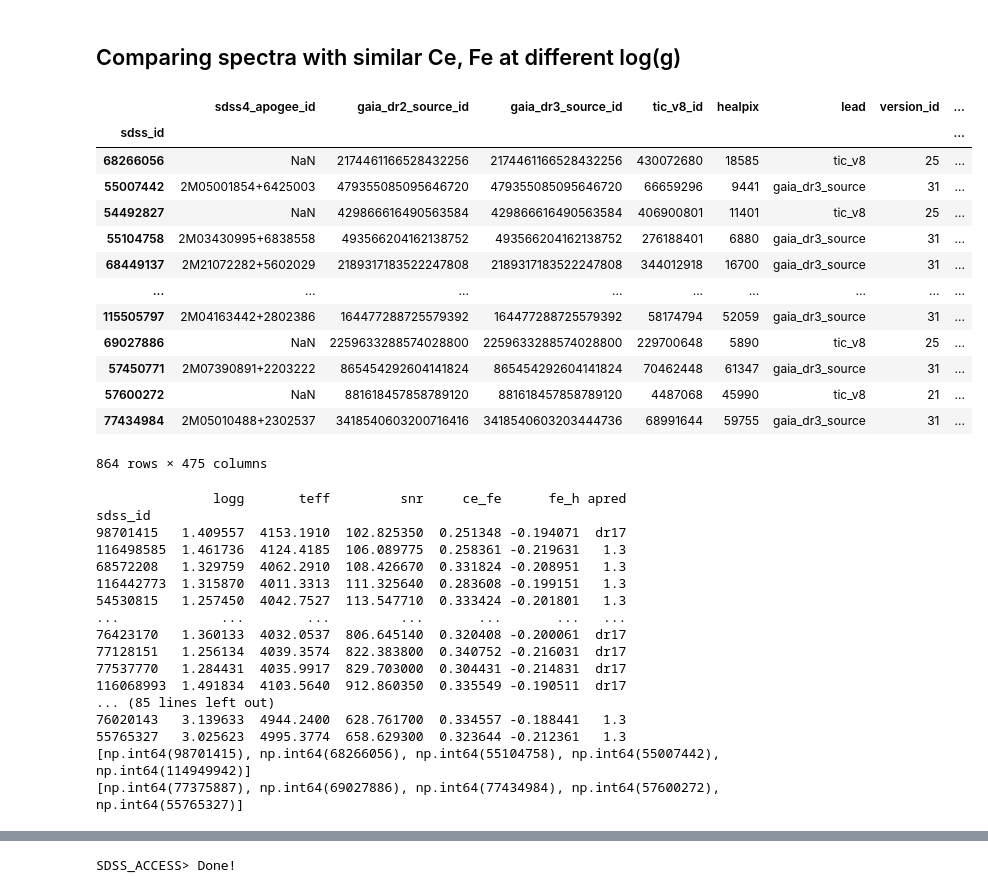
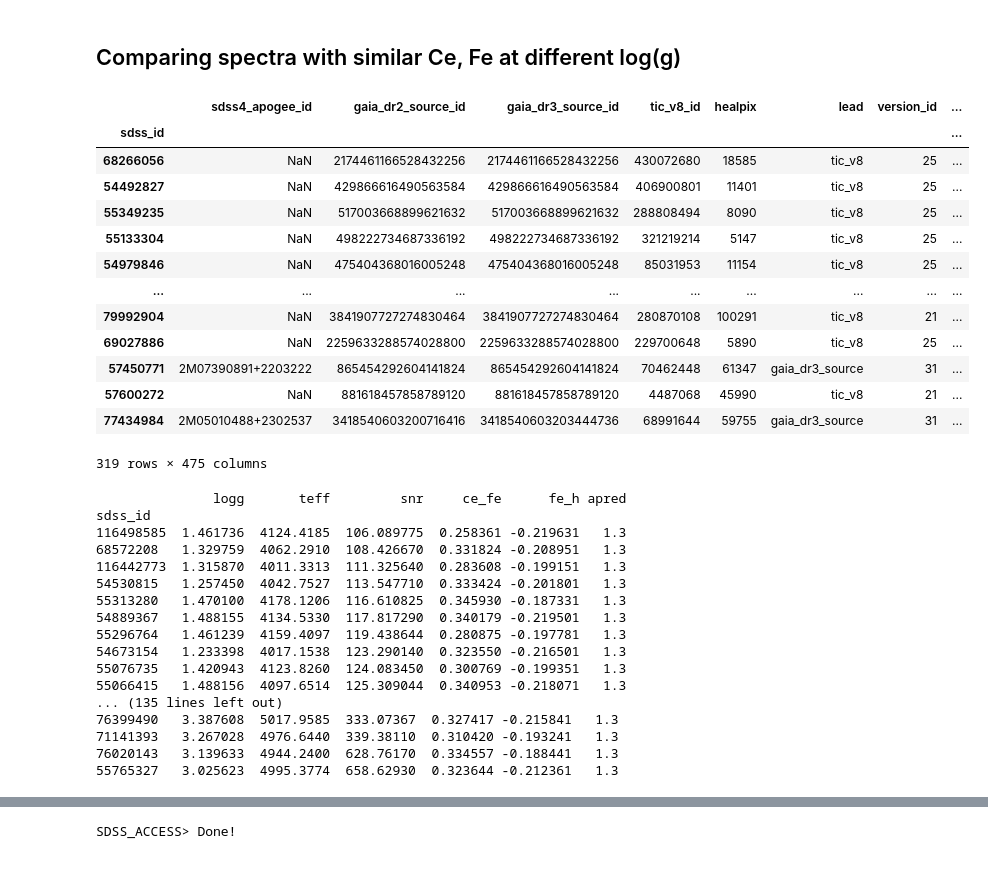
Before and after one commit to lodubay/chemical-clocks, a Jupyter notebook: src/scripts/spectrum_checks.ipynb, the cells around one changed output, grey strips where cells are left out. Drawn from its saved outputs; the diff is of its cells as text; code cells hidden in the pictures.

```diff
--- a/src/scripts/spectrum_checks.ipynb
+++ b/src/scripts/spectrum_checks.ipynb
@@ -295,29 +319,30 @@ NameError: name 'np' is not defined
 # %%
 solar_abund = mwm_sample[
     (mwm_sample['fe_h'] >= -0.22) &
     (mwm_sample['fe_h'] < -0.18) &
     (mwm_sample['mg_fe'] >= -0.05) &
     (mwm_sample['mg_fe'] < 0.05) &
     (mwm_sample['ce_fe'] >= 0.25) &
-    (mwm_sample['ce_fe'] < 0.35)
+    (mwm_sample['ce_fe'] < 0.35) &
+    (mwm_sample['apred'] == '1.3')
 ]
 solar_abund.sort_values('snr', inplace=True)
 solar_abund
 # %% [output]
 |  | sdss4_apogee_id | gaia_dr2_source_id | gaia_dr3_source_id | tic_v8_id | healpix | lead | version_id | ... |
 | sdss_id |  |  |  |  |  |  |  | ... |
 | 68266056 | NaN | 2174461166528432256 | 2174461166528432256 | 430072680 | 18585 | tic_v8 | 25 | ... |
-| 55007442 | 2M05001854+6425003 | 479355085095646720 | 479355085095646720 | 66659296 | 9441 | gaia_dr3_source | 31 | ... |
 | 54492827 | NaN | 429866616490563584 | 429866616490563584 | 406900801 | 11401 | tic_v8 | 25 | ... |
-| 55104758 | 2M03430995+6838558 | 493566204162138752 | 493566204162138752 | 276188401 | 6880 | gaia_dr3_source | 31 | ... |
-| 68449137 | 2M21072282+5602029 | 2189317183522247808 | 2189317183522247808 | 344012918 | 16700 | gaia_dr3_source | 31 | ... |
+| 55349235 | NaN | 517003668899621632 | 517003668899621632 | 288808494 | 8090 | tic_v8 | 25 | ... |
+| 55133304 | NaN | 498222734687336192 | 498222734687336192 | 321219214 | 5147 | tic_v8 | 25 | ... |
+| 54979846 | NaN | 475404368016005248 | 475404368016005248 | 85031953 | 11154 | tic_v8 | 25 | ... |
 | ... | ... | ... | ... | ... | ... | ... | ... | ... |
-| 115505797 | 2M04163442+2802386 | 164477288725579392 | 164477288725579392 | 58174794 | 52059 | gaia_dr3_source | 31 | ... |
+| 79992904 | NaN | 3841907727274830464 | 3841907727274830464 | 280870108 | 100291 | tic_v8 | 21 | ... |
 | 69027886 | NaN | 2259633288574028800 | 2259633288574028800 | 229700648 | 5890 | tic_v8 | 25 | ... |
 | 57450771 | 2M07390891+2203222 | 865454292604141824 | 865454292604141824 | 70462448 | 61347 | gaia_dr3_source | 31 | ... |
 | 57600272 | NaN | 881618457858789120 | 881618457858789120 | 4487068 | 45990 | tic_v8 | 21 | ... |
 | 77434984 | 2M05010488+2302537 | 3418540603200716416 | 3418540603203444736 | 68991644 | 59755 | gaia_dr3_source | 31 | ... |
-864 rows × 475 columns
+319 rows × 475 columns
 # %%
 solar_abund_high_snr_ids = []
 solar_abund_low_snr_ids = []
@@ -331,26 +356,26 @@ for i in range(len(logg_bins)-1):
     solar_abund_low_snr_ids.append(solar_abund_logg.index[0])
     solar_abund_high_snr_ids.append(solar_abund_logg.index[-1])
 
-print(solar_abund_low_snr_ids)
-print(solar_abund_high_snr_ids)
+# print(solar_abund_low_snr_ids)
+# print(solar_abund_high_snr_ids)
 # %% [output]
                logg       teff         snr     ce_fe      fe_h apred
 sdss_id
-98701415   1.409557  4153.1910  102.825350  0.251348 -0.194071  dr17
 116498585  1.461736  4124.4185  106.089775  0.258361 -0.219631   1.3
 68572208   1.329759  4062.2910  108.426670  0.331824 -0.208951   1.3
 116442773  1.315870  4011.3313  111.325640  0.283608 -0.199151   1.3
 54530815   1.257450  4042.7527  113.547710  0.333424 -0.201801   1.3
-...             ...        ...         ...       ...       ...   ...
-76423170   1.360133  4032.0537  806.645140  0.320408 -0.200061  dr17
-77128151   1.256134  4039.3574  822.383800  0.340752 -0.216031  dr17
-77537770   1.284431  4035.9917  829.703000  0.304431 -0.214831  dr17
-116068993  1.491834  4103.5640  912.860350  0.335549 -0.190511  dr17
-... (85 lines left out)
-76020143   3.139633  4944.2400  628.761700  0.334557 -0.188441   1.3
-55765327   3.025623  4995.3774  658.629300  0.323644 -0.212361   1.3
-[np.int64(98701415), np.int64(68266056), np.int64(55104758), np.int64(55007442), np.int64(114949942)]
-[np.int64(77375887), np.int64(69027886), np.int64(77434984), np.int64(57600272), np.int64(55765327)]
+55313280   1.470100  4178.1206  116.610825  0.345930 -0.187331   1.3
+54889367   1.488155  4134.5330  117.817290  0.340179 -0.219501   1.3
+55296764   1.461239  4159.4097  119.438644  0.280875 -0.197781   1.3
+54673154   1.233398  4017.1538  123.290140  0.323550 -0.216501   1.3
+55076735   1.420943  4123.8260  124.083450  0.300769 -0.199351   1.3
+55066415   1.488156  4097.6514  125.309044  0.340953 -0.218071   1.3
+... (135 lines left out)
+76399490   3.387608  5017.9585  333.07367  0.327417 -0.215841   1.3
+71141393   3.267028  4976.6440  339.38110  0.310420 -0.193241   1.3
+76020143   3.139633  4944.2400  628.76170  0.334557 -0.188441   1.3
+55765327   3.025623  4995.3774  658.62930  0.323644 -0.212361   1.3
 # %%
 mwm_sample.loc[solar_abund_high_snr_ids].telescope
 # %% [output]
```
Also changed, not shown: parts of 5 cells of this notebook, 2 other files.
